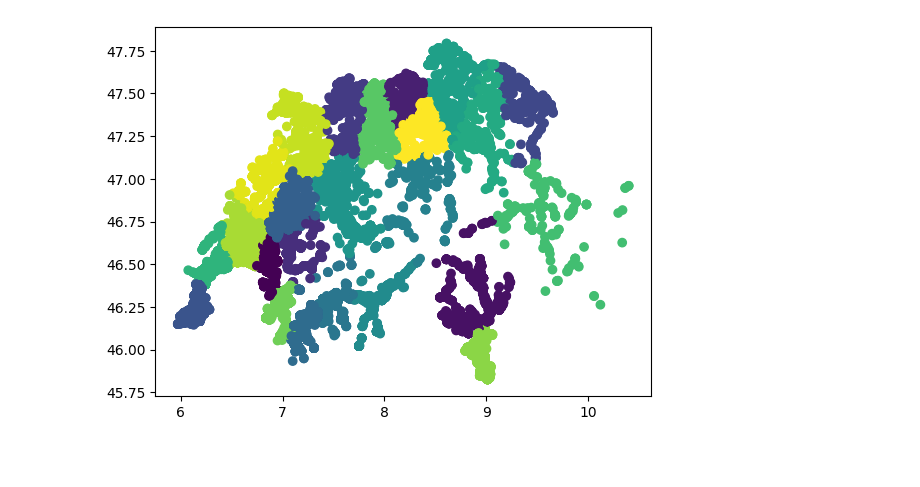
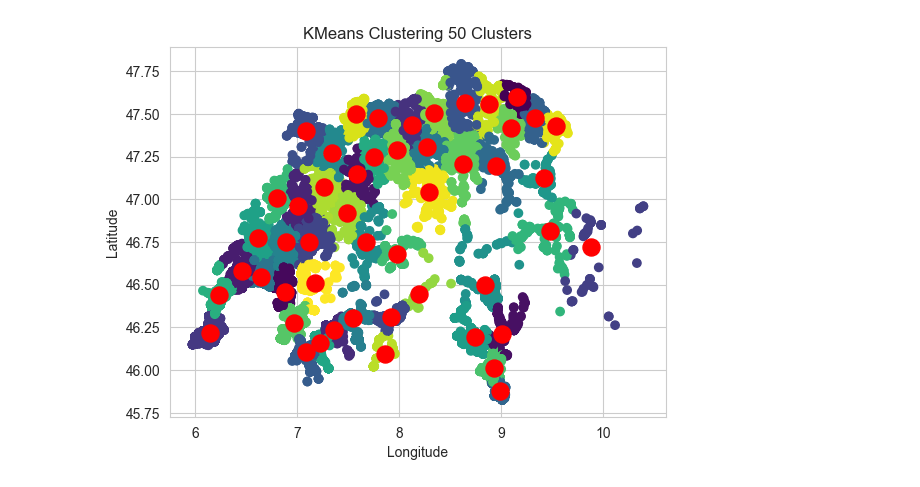
Before and after one commit to staldenhoefler/immo_challenge, a Jupyter notebook: notebooks/KMeans_Koordinaten.ipynb, the cells around one changed output. Drawn from its saved outputs; the diff is of its cells as text; code cells hidden in the pictures; blank space fills up the shorter version.

```diff
--- a/notebooks/KMeans_Koordinaten.ipynb
+++ b/notebooks/KMeans_Koordinaten.ipynb
@@ -8,16 +8,19 @@ imputer = KNNImputer(n_neighbors=10)
 os.chdir('..')
 
 dp = DataPipeline()
-df = dp.runPipeline(normalizeAndStandardize=False)
+df = dp.runPipeline(normalizeAndStandardize=False, web=True)
 # %%
 from sklearn.cluster import KMeans
 
-kmeans = KMeans(n_clusters=100)
+kmeans = KMeans(n_clusters=50)
 df['region_group'] = kmeans.fit_predict(df[['lon', 'lat']])
 # %%
 import matplotlib.pyplot as plt
 plt.scatter(df['lon'], df['lat'], c=df['region_group'], cmap='viridis')
-#plt.scatter(kmeans.cluster_centers_[:, 0], kmeans.cluster_centers_[:, 1], s=150, c='red')
+plt.scatter(kmeans.cluster_centers_[:, 0], kmeans.cluster_centers_[:, 1], s=150, c='red')
+plt.title('KMeans Clustering 50 Clusters')
+plt.xlabel('Longitude')
+plt.ylabel('Latitude')
 plt.show()
 # %% [output]
-[figure, old version]
+[figure, new version]
```
Also changed, not shown: parts of 1 cell of this notebook, 1 other file.
